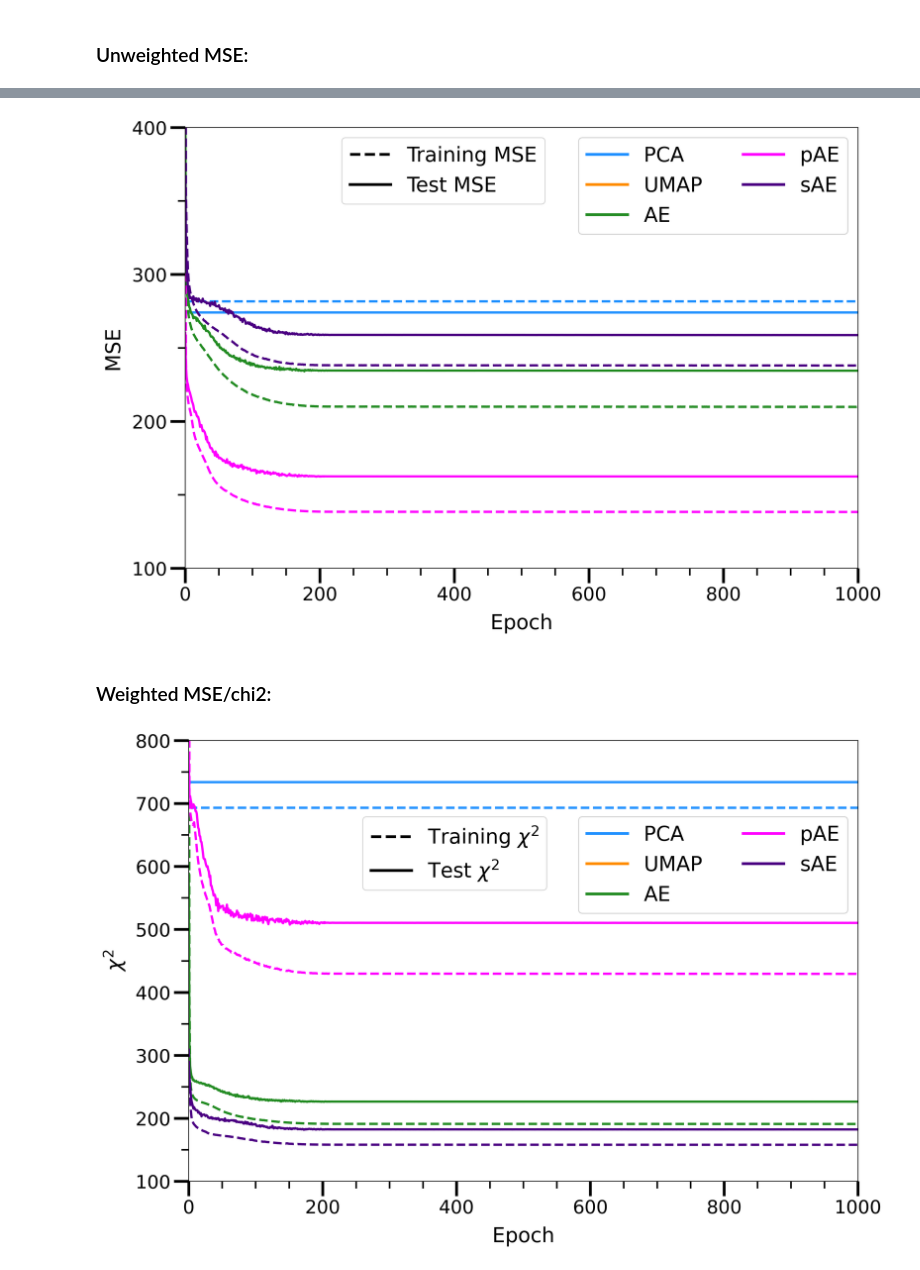
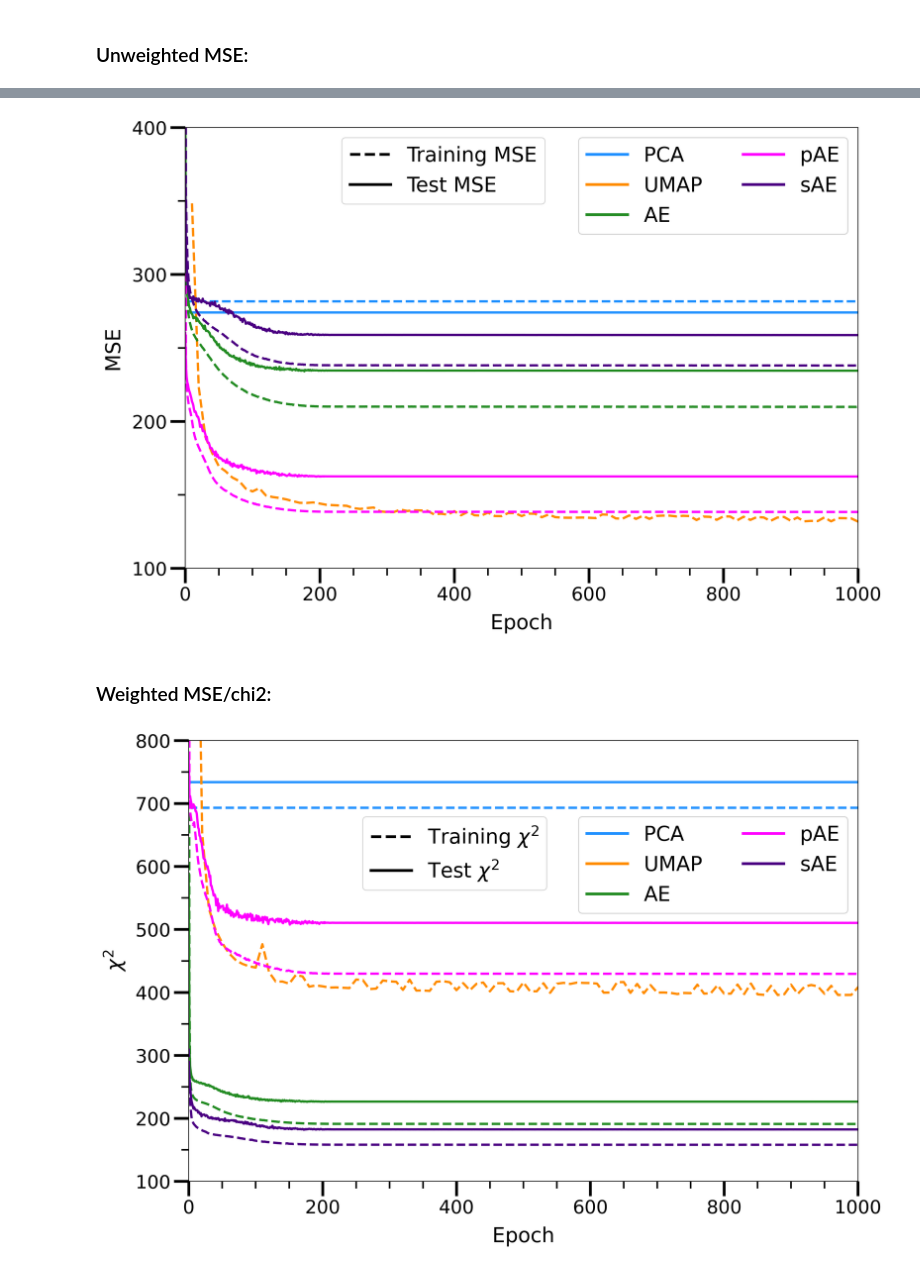
Before and after one commit to ia-chow/galactic, a Jupyter notebook: tf_tutorials/all_methods_aggregate.ipynb, the cells around one changed output, grey strips where cells are left out. Saved outputs shown, nothing was run; the diff lists cells and outputs as text; code cells hidden in the pictures.

```diff
--- a/tf_tutorials/all_methods_aggregate.ipynb
+++ b/tf_tutorials/all_methods_aggregate.ipynb
@@ -368,0 +376,31 @@ pca_training_mse, pca_test_mse, pca_training_chi2, pca_test_chi2
+# %%
+umap_training_mses = np.load('./umap_training_epochs_mses.npy')
+umap_test_mses = np.load('./umap_test_epochs_mses.npy')
+umap_training_chi2s = np.load('./umap_training_epochs_chi2s.npy')
+umap_test_chi2s = np.load('./umap_test_epochs_chi2s.npy')
+# %%
+# Path to the folder containing the files
+folder_path = './umap_models/'
+
+# Pattern to match files
+pattern = os.path.join(folder_path, 'decoder_*.pkl')
+file_paths = glob.glob(pattern)
+
+# Dictionary to hold data and their corresponding numbers
+val_mses = []
+val_chi2s = []
+
+for path in file_paths:
+    # Extract number using regex
+    match = re.search(r'decoder_umap_(\d+)\.pkl$', os.path.basename(path))
+    if match:
+        number = int(match.group(1))
+        with open(path, 'rb') as f:
+            data = pickle.load(f)
+        # append MSEs and chi2s
+        val_mses.append((number, data['val_mse'][-1]))
+        val_chi2s.append((number, data['val_chi2_loss'][-1]))
+
+# sort by number
+val_mses = np.array(sorted(val_mses)).T
+val_chi2s = np.array(sorted(val_chi2s)).T
@@ -411,6 +459,9 @@ fig, ax = plt.subplots(1, 1, figsize = (12, 8), dpi=400)
 # plot PCA MSE
 plt.axhline(pca_training_mse, linewidth=2.5, color='dodgerblue', linestyle='dashed')
 plt.axhline(pca_test_mse, linewidth=2.5, color='dodgerblue', linestyle='solid')
+# plot UMAP MSE
+plt.plot(list(range(10, 5000, 10)), umap_training_mses, linewidth=2.5, color='darkorange', linestyle='dashed')
+plt.plot(list(range(10, 5000, 10)), umap_test_mses, linewidth=2.5, color='darkorange', linestyle='solid')
 # vanilla AE MSE
 plt.plot(vanilla_history['mse'], linewidth=2.5, color='forestgreen', linestyle='dashed')
 plt.plot(vanilla_history['val_mse'], linewidth=2.5, color='forestgreen', linestyle='solid')
@@ -466,7 +517,7 @@ ax.add_artist(l1)
 plt.tight_layout()
 plt.savefig('./paper_figures/mse_vs_epoch.png')
 # %% [output]
-[figure, old version]
+[figure, new version]
 # %% [markdown]
 ### Weighted MSE/chi2:
 # %%
@@ -477,6 +528,9 @@ fig, ax = plt.subplots(1, 1, figsize = (12, 8), dpi=400)
 # plot PCA MSE
 plt.axhline(pca_training_chi2, linewidth=2.5, color='dodgerblue', linestyle='dashed')
 plt.axhline(pca_test_chi2, linewidth=2.5, color='dodgerblue', linestyle='solid')
+# UMAP chi2
+plt.plot(list(range(10, 5000, 10)), umap_training_chi2s, linewidth=2.5, color='darkorange', linestyle='dashed')
+plt.plot(list(range(10, 5000, 10)), umap_test_chi2s, linewidth=2.5, color='darkorange', linestyle='solid')
 # vanilla AE MSE
 plt.plot(vanilla_history['chi2_loss'], linewidth=2.5, color='forestgreen', linestyle='dashed')
 plt.plot(vanilla_history['val_chi2_loss'], linewidth=2.5, color='forestgreen', linestyle='solid')
@@ -505,31 +559,31 @@ plt.tick_params('both', length=8, width=1.75, which='minor', labelsize=20)
 # x axis
 ax.xaxis.set_major_locator(MultipleLocator(200.))
 ax.xaxis.set_minor_locator(MultipleLocator(50.))
 # y axis
 ax.yaxis.set_major_locator(MultipleLocator(100.))
 ax.yaxis.set_minor_locator(MultipleLocator(50.))
 # limit, label
 plt.xlim(0, 1000.)
 plt.ylim(100., 800.)
 plt.xlabel('Epoch', fontsize=22, labelpad=10)
 plt.ylabel(r'$\chi^2$', fontsize=22, labelpad=10)
 # legend
 l1 = plt.legend([dl2, dl1],
                 [r'Training $\chi^2$', r'Test $\chi^2$'],
                 # loc = 'upper center',
                 bbox_to_anchor=(0.55, 0.85), loc='upper right',
                 fontsize=22,
                 ncol=1)
 l2 = plt.legend([dl3, dl4, dl5, dl6, dl7],
                 [r'PCA', r'UMAP', r'AE', r'pAE', r'sAE'],
                 bbox_to_anchor=(1., 0.85), loc='upper right',
                 # loc = 'upper right',
                 fontsize=22,
                 ncol=2)
 ax.add_artist(l2)
 ax.add_artist(l1)
 # tight layout, save
 plt.tight_layout()
 plt.savefig('./paper_figures/chi2_vs_epoch.png')
 # %% [output]
-[figure, old version]
+[figure, new version]
```
Also changed, not shown: parts of 5 cells of this notebook, 16 other files.
